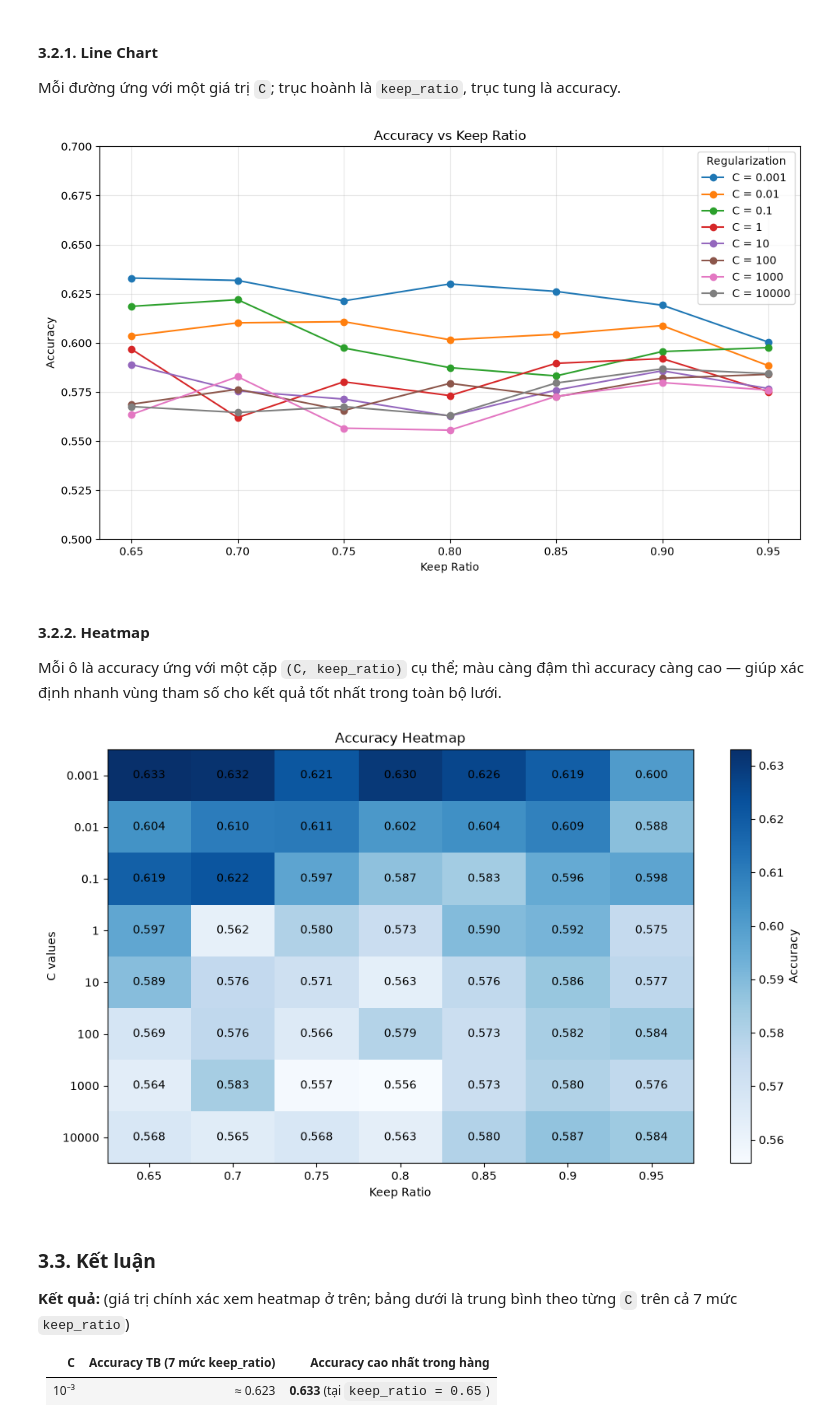
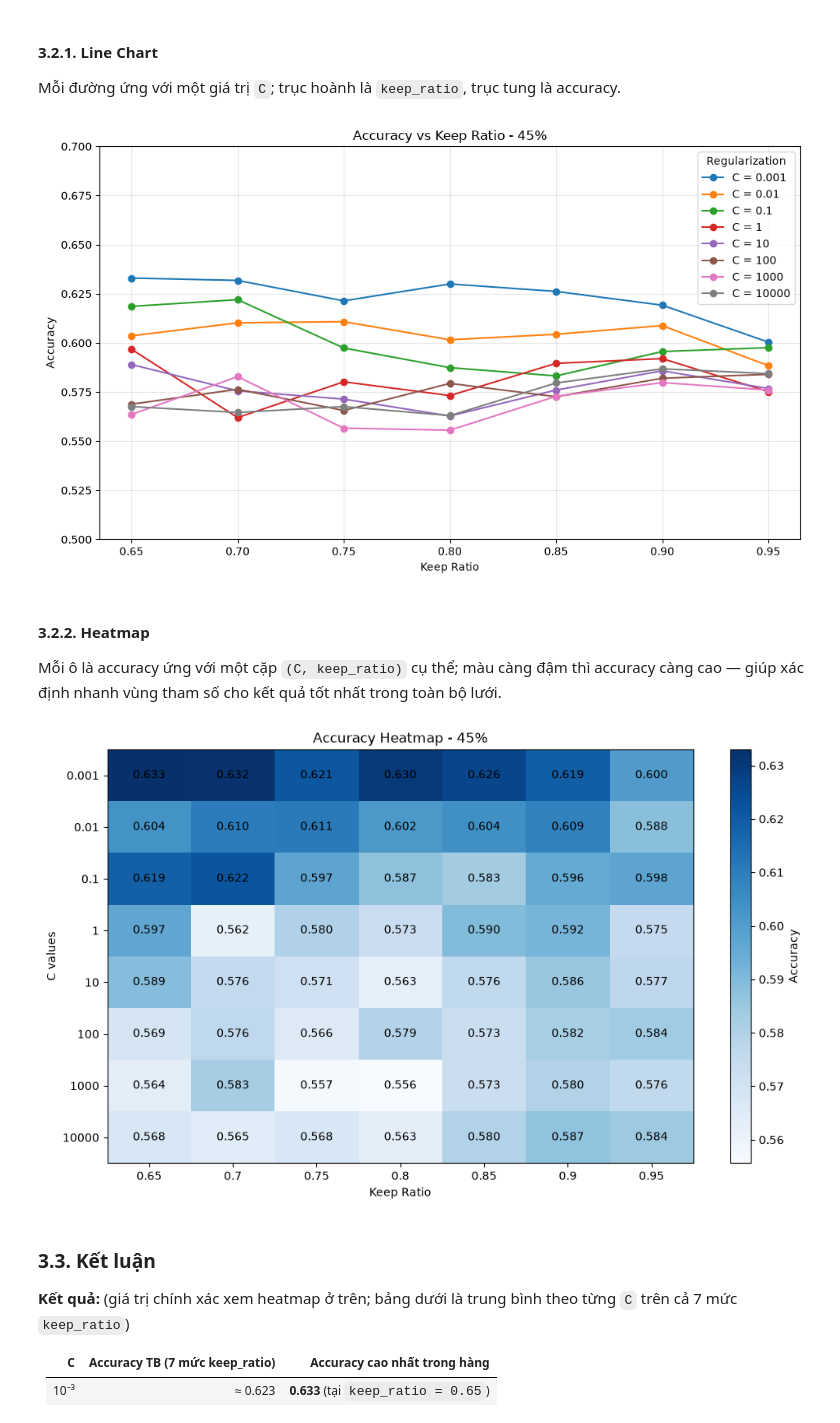
Before and after one commit to MeoMuop3727/label-flipping-project, a Jupyter notebook: notebooks/03-resolve-problems.ipynb, the cells around one changed output. Drawn from its saved outputs; the diff is of its cells as text; code cells hidden in the pictures.

```diff
--- a/notebooks/03-resolve-problems.ipynb
+++ b/notebooks/03-resolve-problems.ipynb
@@ -121,7 +121,7 @@ Hàm `sc(poisoned_level, krs)`:
 - Có bước bảo vệ: nếu sau khi lọc mà `y_cleaned` chỉ còn 1 lớp duy nhất (lọc quá tay, mất hết một nhãn) thì bỏ qua điểm đó, tránh lỗi khi huấn luyện.
 - Chạy với `poisoned_level = 45`.
 # %%
-def sc(poisoned_level, krs):
+def defend_sc(poisoned_level, krs):
     result = []
 
     dt_train = train_dfs[poisoned_level]
@@ -214,7 +214,7 @@ Hàm `rs_sc(poisoned_level, kr, C_vals)`:
 - Với mỗi giá trị `C_val` trong `C_vals`, gọi `cleaning(X_train, y_train, kr, C_val)` để lọc dữ liệu ứng với mức `keep_ratio = kr` đang xét (khác với mục 2, ở đây `cleaning()` nhận thêm tham số `C_val`), sau đó huấn luyện một Logistic Regression (`C` mặc định) trên tập đã lọc và đo accuracy trên `X_test_scaled`.
 - Vòng lặp bên ngoài quét qua từng `keep_ratio` trong `keep_ratios` (mục 2), với mỗi mức lại gọi `rs_sc(...)` để quét toàn bộ `C_vals` (mục 1) bên trong → kết quả cuối là một lưới **8 × 7** (8 giá trị `C` × 7 giá trị `keep_ratio`), tất cả đều chạy trên `poisoned_level = 45`.
 # %%
-def rs_sc(poisoned_level, kr, C_vals):
+def defend_rs_sc(poisoned_level, kr, C_vals):
     result = {}
 
     sc = StandardScaler()
@@ -249,7 +249,7 @@ pl_rs_sc = 45
 result_rs_sc = {}
 
 for kr in keep_ratios:
-    result_rs_sc[kr] = rs_sc(pl_rs_sc, kr, C_vals)
+    result_rs_sc[kr] = defend_rs_sc(pl_rs_sc, kr, C_vals)
 
 result_rs_sc_df = pd.DataFrame(result_rs_sc)
 # %% [markdown]
@@ -263,32 +263,32 @@ Mỗi đường ứng với một giá trị `C`; trục hoành là `keep_ratio`
 # %%
 result_plot_df = result_rs_sc_df.map(
     lambda x: x["acc"] if isinstance(x, dict) else x
 )
 
 plt.figure(figsize=(10, 6))
 
 for C in result_plot_df.index:
     plt.plot(
         result_plot_df.columns,
         result_plot_df.loc[C],
         marker="o",
         label=f"C = {C:g}"
     )
 
-plt.title("Accuracy vs Keep Ratio")
+plt.title(f"Accuracy vs Keep Ratio - {pl_rs_sc}%")
 plt.xlabel("Keep Ratio")
 plt.ylabel("Accuracy")
 
 plt.xticks(result_plot_df.columns)
 
 plt.ylim(0.5, 0.7)
 plt.grid(True, alpha=0.3)
 plt.legend(title="Regularization")
 
 plt.tight_layout()
 plt.show()
 # %% [output]
-[figure, old version]
+[figure, new version]
 # %% [markdown]
 #### 3.2.2. Heatmap
 
@@ -310,7 +310,7 @@ plt.yticks(
 
 plt.xlabel("Keep Ratio")
 plt.ylabel("C values")
-plt.title("Accuracy Heatmap")
+plt.title(f"Accuracy Heatmap - {pl_rs_sc}%")
 
 for i in range(len(result_plot_df.index)):
     for j in range(len(result_plot_df.columns)):
@@ -326,7 +326,7 @@ plt.colorbar(label="Accuracy")
 plt.tight_layout()
 plt.show()
 # %% [output]
-[figure, old version]
+[figure, new version]
 # %% [markdown]
 ### 3.3. Kết luận
 
```
Also changed, not shown: parts of 20 cells of this notebook, 2 other files.
